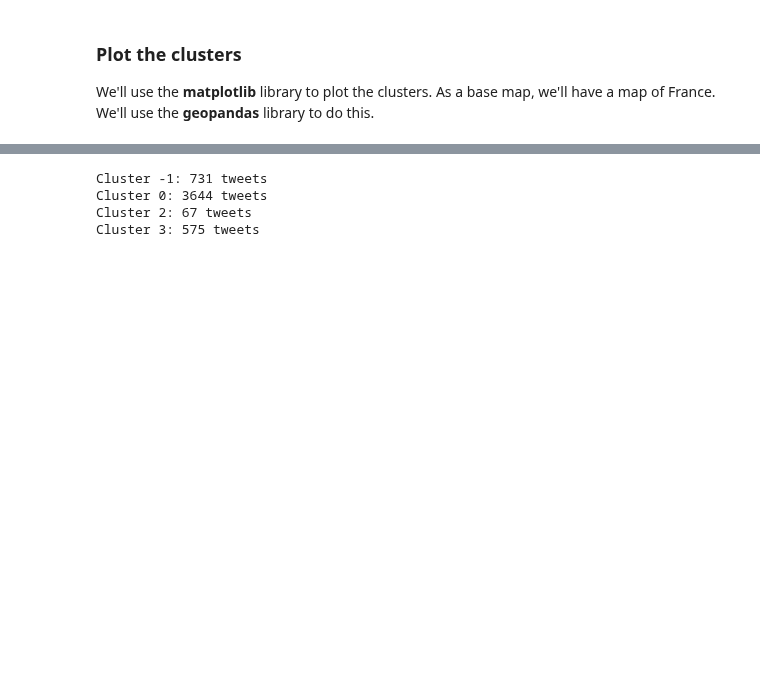
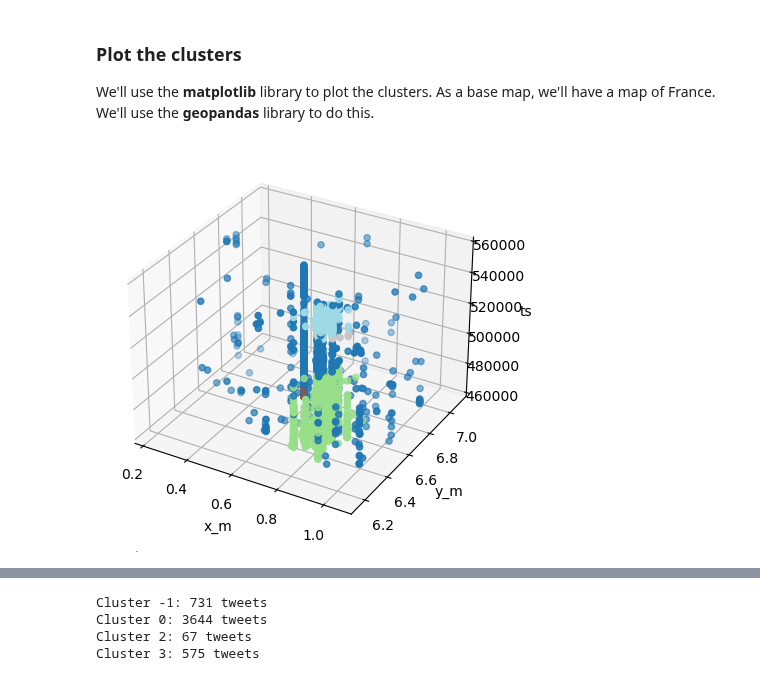
Before and after one commit to lletassey/clustering-tweets-earthquake, a Jupyter notebook: notebooks/algos/stdbscan.ipynb, the cells around one changed output, grey strips where cells are left out. Cells and saved outputs as stored; diff of their text form; code cells hidden in the pictures; blank space fills up the shorter version.

```diff
--- a/notebooks/algos/stdbscan.ipynb
+++ b/notebooks/algos/stdbscan.ipynb
@@ -168,3 +168,28 @@ hulls.head()
 ### Plot the clusters
 
 We'll use the **matplotlib** library to plot the clusters. As a base map, we'll have a map of France. We'll use the **geopandas** library to do this.
+# %%
+%matplotlib inline
+from mpl_toolkits import mplot3d
+import matplotlib.pyplot as plt
+
+# Plot hulls in 3D
+fig = plt.figure(figsize=(5, 5))
+ax = plt.axes(projection='3d')
+ax.scatter3D(tweets['x_m'], tweets['y_m'], tweets['ts'], c=tweets['cluster'], cmap='tab20')
+ax.set_xlabel('x_m')
+ax.set_ylabel('y_m')
+ax.set_zlabel('ts')
+plt.show()
+
+# Plot hulls polygons in 3D
+# fig = plt.figure(figsize=(5, 5))
+# ax = plt.axes(projection='3d')
+# ax.scatter3D(tweets['x_m'], tweets['y_m'], tweets['ts'], c=tweets['cluster'], cmap='tab20')
+# ax.add_collection3d(mplot3d.art3d.Poly3DCollection(hulls['vertices_3d'], facecolors='none', edgecolors='black'))
+# ax.set_xlabel('x_m')
+# ax.set_ylabel('y_m')
+# ax.set_zlabel('ts')
+# plt.show()
+# %% [output]
+[figure, added]
```
Also changed, not shown: parts of 4 cells of this notebook, 1 other file.
